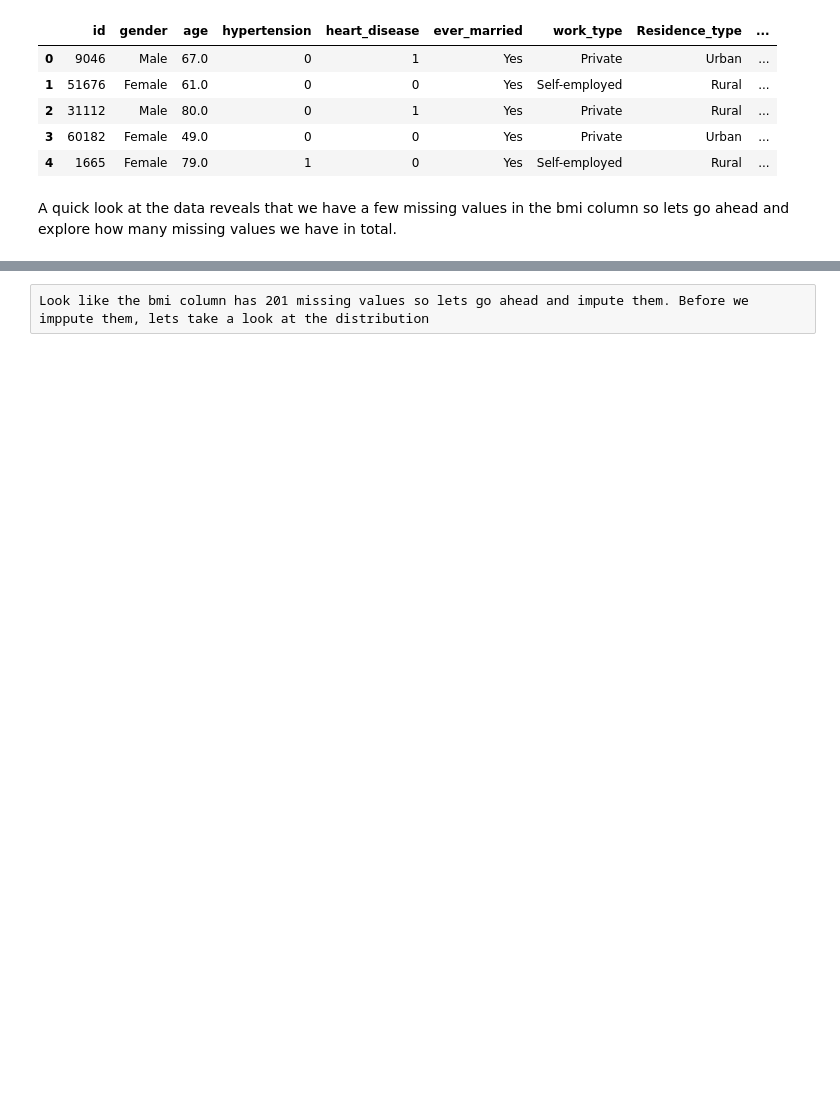
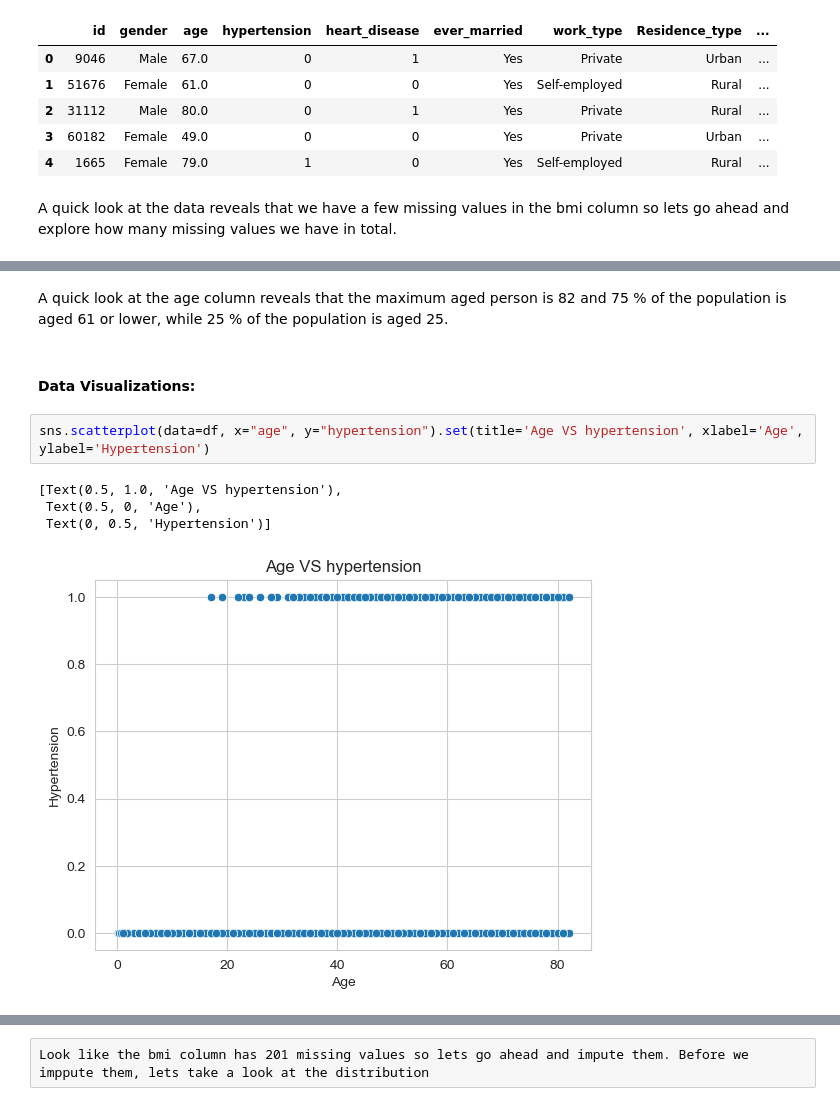
Before and after one commit to mohmeez/Systems-Analysis-and-Design-Stroke-Prediction, a Jupyter notebook: Stroke_Prediction.ipynb, the cells around one changed output, grey strips where cells are left out. Cells and saved outputs as stored; diff of their text form; blank space fills up the shorter version.

```diff
--- a/Stroke_Prediction.ipynb
+++ b/Stroke_Prediction.ipynb
@@ -28,0 +59,11 @@ A quick look at the data reveals that we have a few missing values in the bmi co
+# %% [markdown]
+A quick look at the age column reveals that the maximum aged person is 82 and 75 % of the population is aged 61 or lower, while 25 % of the population is aged 25.
+# %% [markdown]
+<h4>Data Visualizations:</h4>
+# %%
+sns.scatterplot(data=df, x="age", y="hypertension").set(title='Age VS hypertension', xlabel='Age', ylabel='Hypertension')
+# %% [output]
+[Text(0.5, 1.0, 'Age VS hypertension'),
+ Text(0.5, 0, 'Age'),
+ Text(0, 0.5, 'Hypertension')]
+[figure, added]
```
Also changed, not shown: parts of 79 cells of this notebook.
